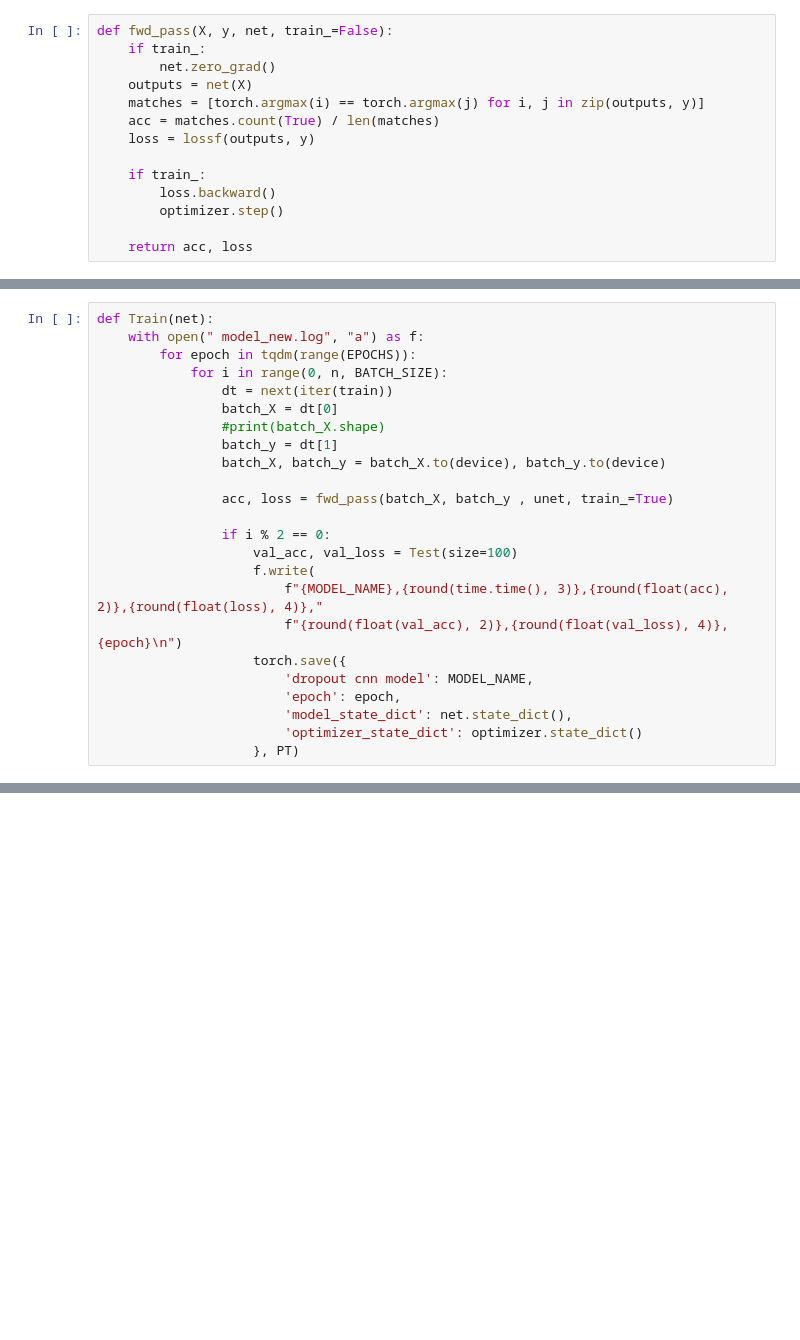
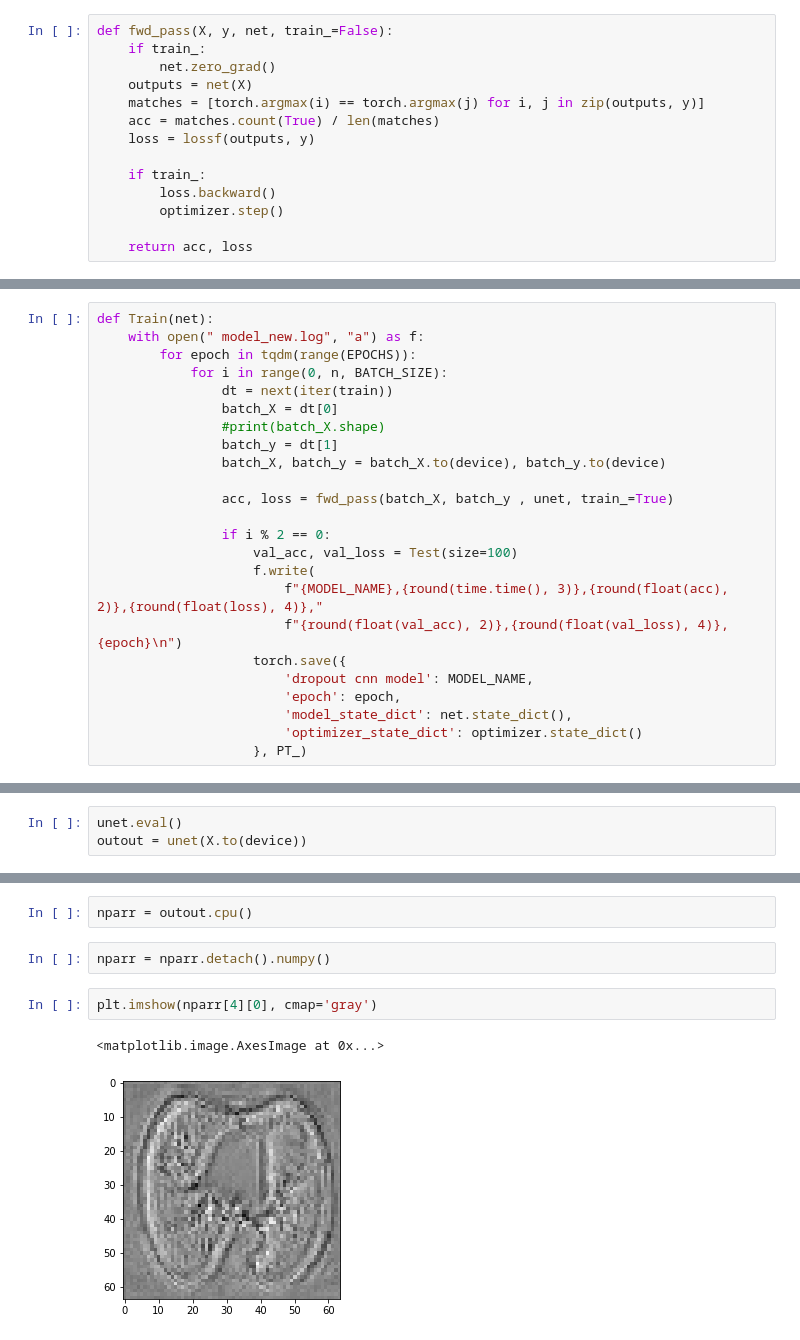
Before and after one commit to yusuftengriverdi/neural_networks, a Jupyter notebook: unet_covid.ipynb, the cells around one changed output, grey strips where cells are left out. Cells and saved outputs as stored; diff of their text form; blank space fills up the shorter version.

```diff
--- a/unet_covid.ipynb
+++ b/unet_covid.ipynb
@@ -303,7 +340,7 @@ def Train(net):
                         'epoch': epoch,
                         'model_state_dict': net.state_dict(),
                         'optimizer_state_dict': optimizer.state_dict()
-                    }, PT)
+                    }, PT_)
 # %%
 style.use("ggplot")
 MODEL_NAME = f"model-{time.asctime()}"
@@ -391,0 +355,3 @@ tensor([[9.9932e-01, 6.7783e-04],
+# %%
+unet.eval()
+outout = unet(X.to(device))
@@ -399,0 +402,9 @@ RuntimeError: The size of tensor a (2) must match the size of tensor b (64) at n
+# %%
+nparr = outout.cpu()
+# %%
+nparr = nparr.detach().numpy()
+# %%
+plt.imshow(nparr[4][0], cmap='gray')
+# %% [output]
+<matplotlib.image.AxesImage at 0x...>
+[figure, added]
```
Also changed, not shown: parts of 33 cells of this notebook.
